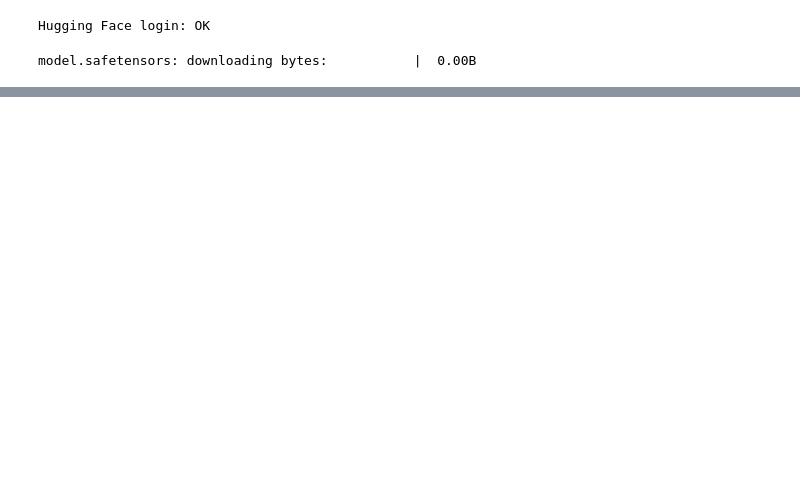
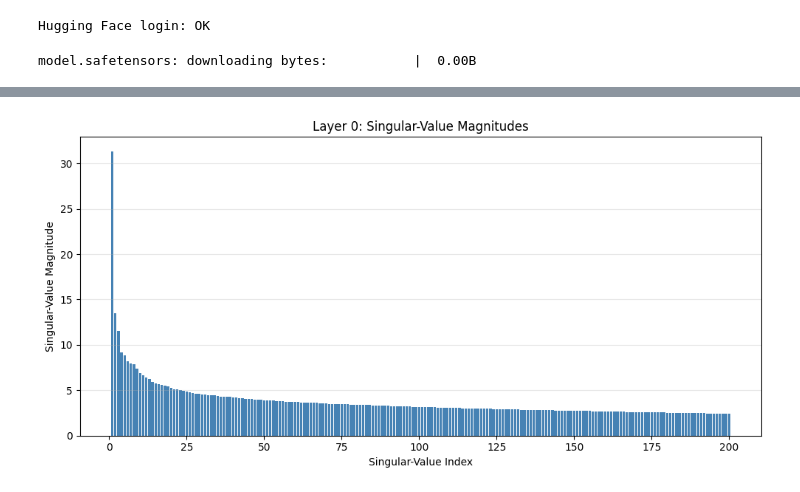
Before and after one commit to godfathern/BigData2026-Assignment1, a Jupyter notebook: finetune_q4.ipynb, the cells around one changed output, grey strips where cells are left out. Saved outputs shown, nothing was run; the diff lists cells and outputs as text; code cells hidden in the pictures; blank space fills up the shorter version.

Commit message:
q4 svd plots and cleanup

```diff
--- a/finetune_q4.ipynb
+++ b/finetune_q4.ipynb
@@ -20,6 +20,15 @@ import matplotlib.pyplot as plt
 model = AutoModelForCausalLM.from_pretrained('meta-llama/Llama-3.2-1B',)
 # %% [output]
 model.safetensors: downloading bytes:           |  0.00B
+# %%
+import numpy as np
+def print_unknown_array_dimensions(unknown_obj):
+    # Safely convert to a numpy array framework
+    arr = np.asanyarray(unknown_obj)
+
+    print(f"Data Type: {type(unknown_obj)}")
+    print(f"Number of dimensions (axes): {arr.ndim}")
+    print(f"Exact shape (size per axis): {arr.shape}")
 # %%
 # TODO for Question 4
 """
@@ -34,3 +43,74 @@ Hint:
 # Compute the retained energy ratio (Cumulative energy) of each singular value.
 energy_ratios = torch.cumsum(S ** 2, dim=0) / torch.sum(S ** 2) * 100
 """
+
+layers = [0, 7, 15]
+
+for layer in layers:
+    q_weight = model.model.layers[layer].self_attn.q_proj.weight.detach()
+    U, S, Vh = torch.linalg.svd(q_weight.float(), full_matrices=False)
+    print_unknown_array_dimensions(S)
+    energy_ratios = torch.cumsum(S ** 2, dim=0) / torch.sum(S ** 2) * 100
+    minimum_target_rank = torch.nonzero(energy_ratios >= 50, as_tuple=False)[0].item()+1
+    print(minimum_target_rank)
+
+    #Plot
+    import matplotlib.pyplot as plt
+
+    number_to_plot = 200
+    indices = range(1, number_to_plot + 1)
+
+    # Move values to CPU for Matplotlib
+    singular_values = S[:number_to_plot].detach().cpu()
+    cumulative_energy = energy_ratios[:number_to_plot].detach().cpu()
+
+    # Singular value magnitude chart
+    plt.figure(figsize=(10, 5))
+    plt.bar(
+        indices,
+        singular_values,
+        color="steelblue",
+    )
+
+    plt.title(f"Layer {layer}: Singular-Value Magnitudes")
+    plt.xlabel("Singular-Value Index")
+    plt.ylabel("Singular-Value Magnitude")
+    plt.grid(axis="y", alpha=0.3)
+    plt.tight_layout()
+    plt.show()
+
+    # Cumulative energy chart :
+    plt.figure(figsize=(10, 5))
+
+    plt.plot(
+        indices,
+        cumulative_energy,
+        color="darkorange",
+        linewidth=2,
+    )
+
+    plt.axhline(
+        y=50,
+        color="red",
+        linestyle="--",
+        label="50% energy",
+    )
+
+    # Display the minimum target rank if it is within the first 200
+    if minimum_target_rank <= number_to_plot:
+        plt.axvline(
+            x=minimum_target_rank,
+            color="green",
+            linestyle="--",
+            label=f"Minimum rank = {minimum_target_rank}",
+        )
+
+    plt.title(f"Layer {layer}: Cumulative Energy")
+    plt.xlabel("Target Rank")
+    plt.ylabel("Cumulative Energy (%)")
+    plt.ylim(0, 100)
+    plt.grid(alpha=0.3)
+    plt.legend()
+    plt.tight_layout()
+    plt.show()
+# %% [output]
@@ -36,0 +121 @@ energy_ratios = torch.cumsum(S ** 2, dim=0) / torch.sum(S ** 2) * 100
+[figure, added]
```
Also changed, not shown: parts of 1 cell of this notebook, 1 other file.
